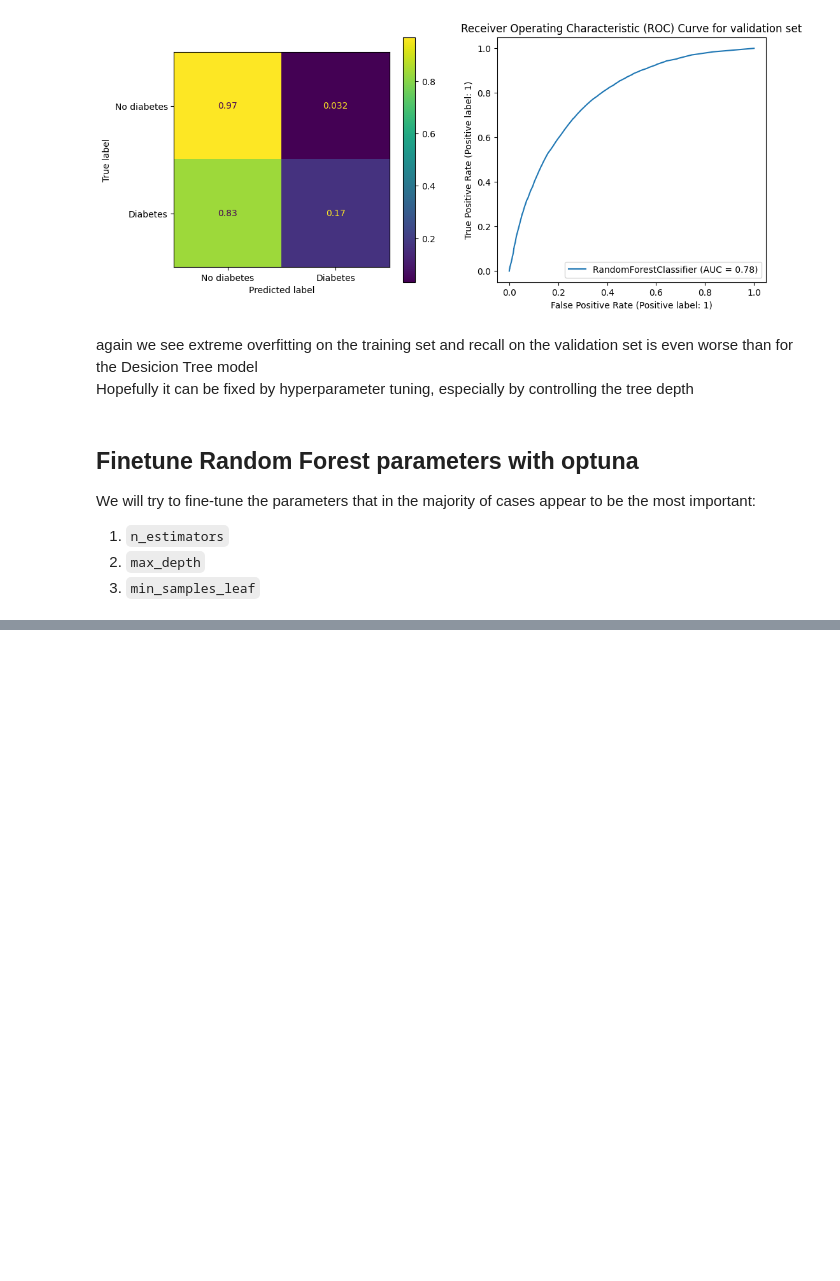
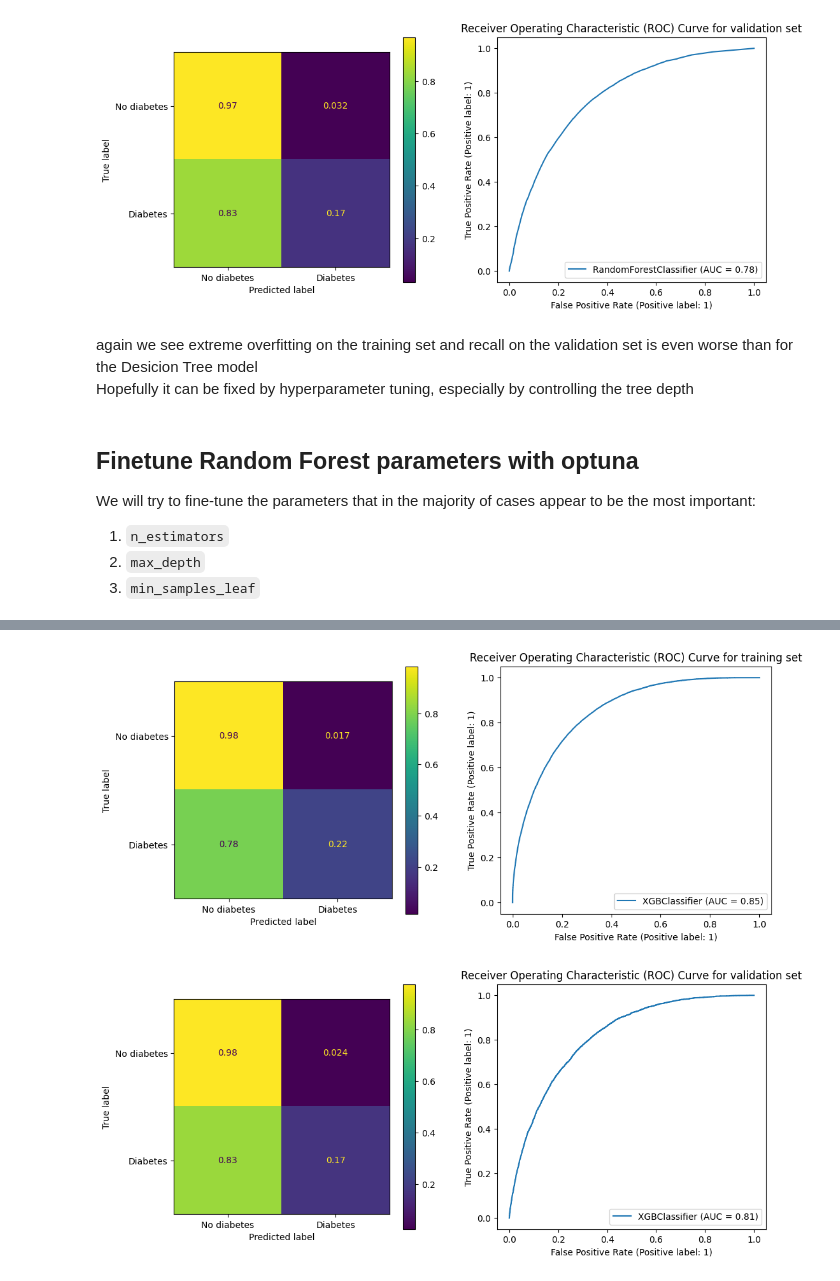
Before and after one commit to aaalexlit/ml_zoomcamp_midterm_cdc_diabetes, a Jupyter notebook: notebook.ipynb, the cells around one changed output, grey strips where cells are left out. Cells and saved outputs as stored; diff of their text form; code cells hidden in the pictures; blank space fills up the shorter version.

```diff
--- a/notebook.ipynb
+++ b/notebook.ipynb
@@ -619,0 +625,21 @@ plot_cm_roc(model=best_rf)
+# %%
+import xgboost as xgb
+# feature_names = list(df_train.columns)
+# dtrain = xgb.DMatrix(X_train, label=y_train, feature_names=feature_names)
+# dval = xgb.DMatrix(X_val, label=y_val, feature_names=feature_names)
+# dtest = xgb.DMatrix(X_test, label=y_test, feature_names=feature_names)
+
+xgb_clf = xgb.XGBClassifier(
+    n_jobs=-1,
+    eval_metric=recall_score,
+    random_state=RANDOM_STATE,
+)
+
+xgb_clf.fit(X_train, y_train)
+
+print('XGBoost base model: ')
+
+print('On training set:')
+precision_recall_f1(model=xgb_clf, X=X_train, y=y_train)
+print('On validation set: ')
+precision_recall_f1(model=xgb_clf)
@@ -619,0 +657,6 @@ plot_cm_roc(model=best_rf)
+# %%
+plot_cm_roc(model=xgb_clf, X=X_train,y_true=y_train, dataset_name='training')
+plot_cm_roc(model=xgb_clf)
+# %% [output]
+[figure, added]
+[figure, added]
```
Also changed, not shown: parts of 33 cells of this notebook.
